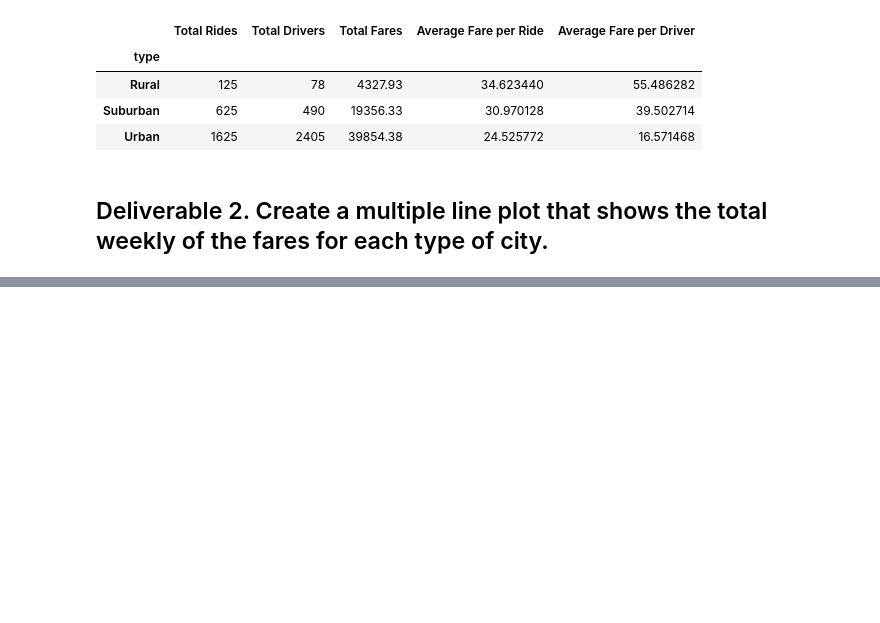
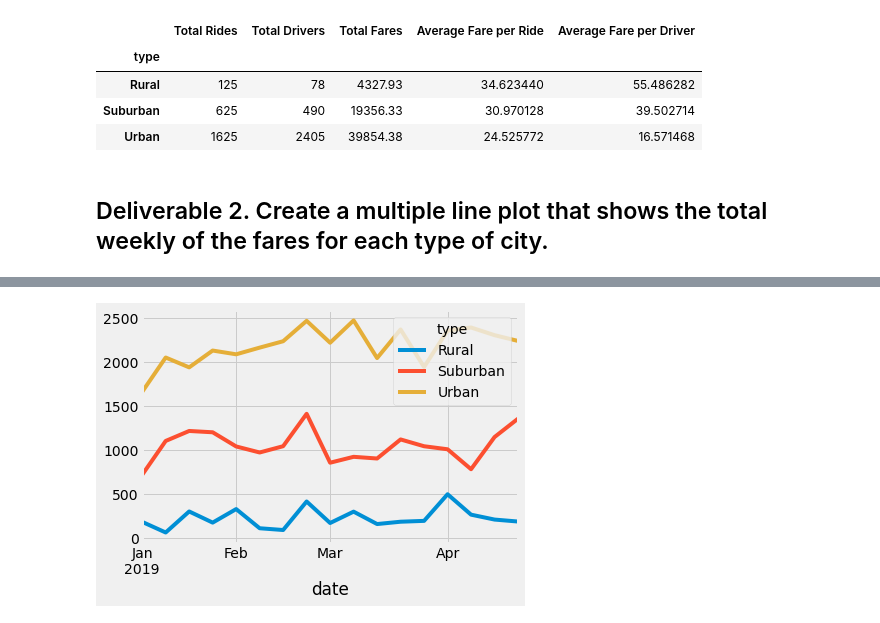
Before and after one commit to bwheeler98/PyBer_Analysis, a Jupyter notebook: PyBer_Analysis/PyBer_Challenge.ipynb, the cells around one changed output, grey strips where cells are left out. Saved outputs shown, nothing was run; the diff lists cells and outputs as text; code cells hidden in the pictures; blank space fills up the shorter version.

```diff
--- a/PyBer_Analysis/PyBer_Challenge.ipynb
+++ b/PyBer_Analysis/PyBer_Challenge.ipynb
@@ -124,3 +137,5 @@ KeyError: 'type'
 # %%
 # 4. Create a pivot table with the 'date' as the index, the columns ='type', and values='fare'
 # to get the total fares for each type of city by the date.
+date_summary_df = date_summary_df.pivot(index='date', columns='type', values='fare')
+date_summary_df.head(10)
@@ -127,2 +155,4 @@ KeyError: 'type'
 # %%
 # 5. Create a new DataFrame from the pivot table DataFrame using loc on the given dates, '2019-01-01':'2019-04-29'.
+pivot_data_df = date_summary_df.loc['2019-01-01':'2019-04-29']
+pivot_data_df
@@ -129,3 +174,4 @@ KeyError: 'type'
 # %%
 # 6. Set the "date" index to datetime datatype. This is necessary to use the resample() method in Step 8.
-# df.index = pd.to_datetime(df.index)
+pivot_data_df.index = pd.to_datetime(pivot_data_df.index)
+pivot_data_df
@@ -134,2 +207,4 @@ KeyError: 'type'
 # %%
 # 8. Create a new DataFrame using the "resample()" function by week 'W' and get the sum of the fares for each week.
+pivot_data_by_week_df = pivot_data_df.resample("W").sum()
+pivot_data_by_week_df.head(10)
@@ -136,7 +224,13 @@ KeyError: 'type'
 # %%
 # 8. Using the object-oriented interface method, plot the resample DataFrame using the df.plot() function.
 
 # Import the style from Matplotlib.
 from matplotlib import style
 # Use the graph style fivethirtyeight.
 style.use('fivethirtyeight')
+
+pivot_data_by_week_df.plot()
+
+plt.savefig("PyBer_fare_summary.png")
+# %% [output]
+[figure, added]
```
Also changed, not shown: parts of 7 cells of this notebook, 1 other file.
